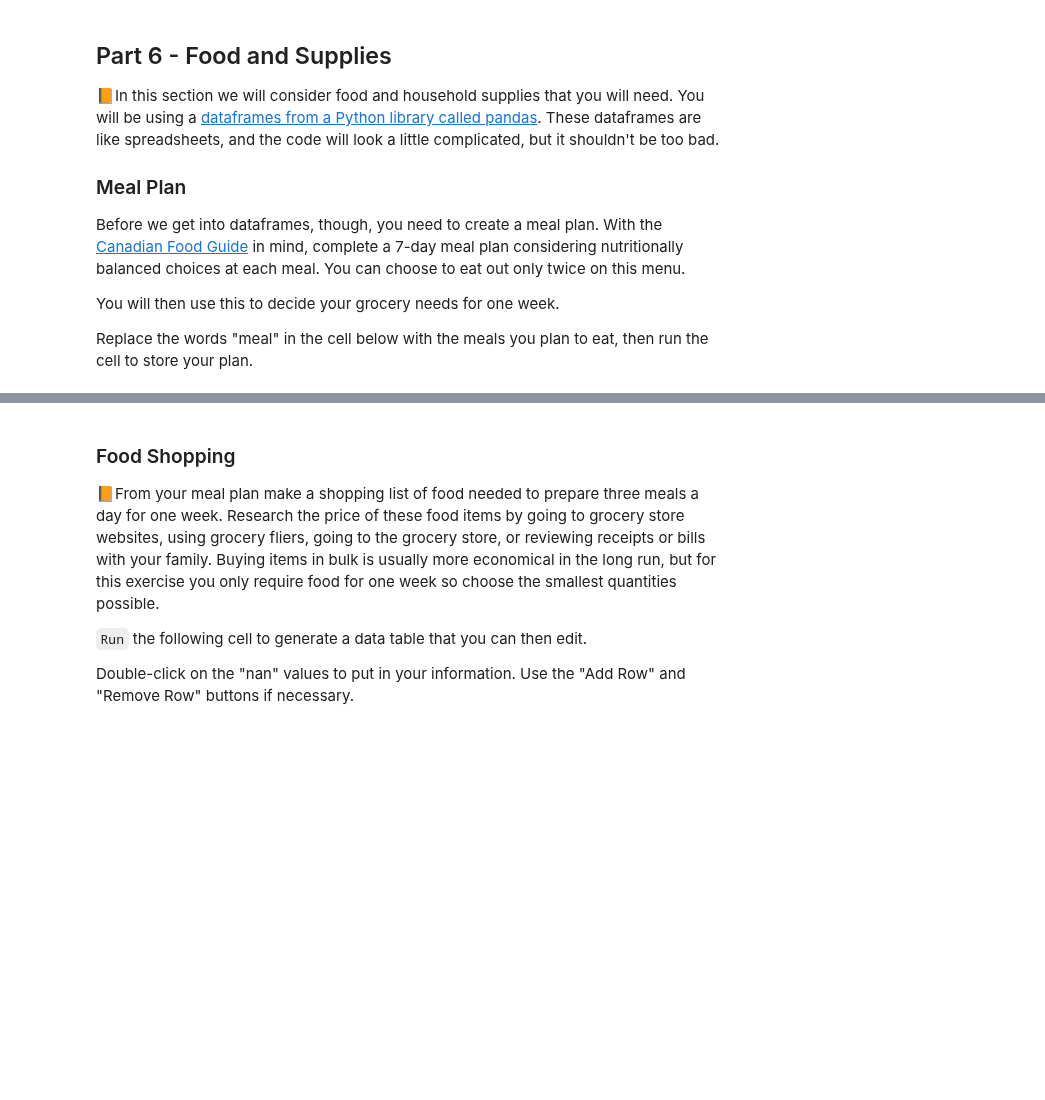
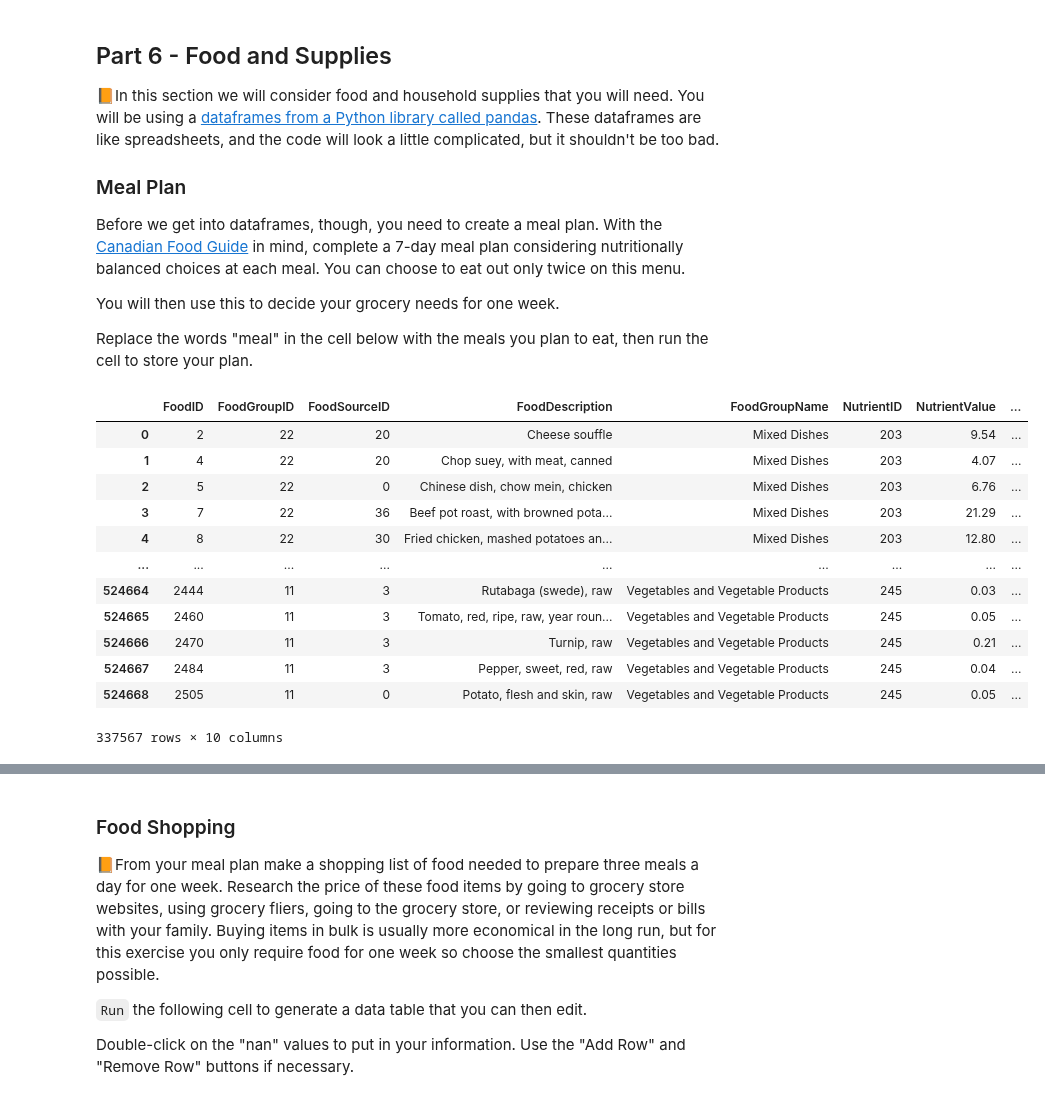
Before and after one commit to callysto/curriculum-notebooks, a Jupyter notebook: Health/CALM/CALM-moving-out-6.ipynb, the cells around one changed output, grey strips where cells are left out. Drawn from its saved outputs; the diff is of its cells as text; code cells hidden in the pictures; blank space fills up the shorter version.

```diff
--- a/Health/CALM/CALM-moving-out-6.ipynb
+++ b/Health/CALM/CALM-moving-out-6.ipynb
@@ -15,3 +16,40 @@ Before we get into dataframes, though, you need to create a meal plan. With the
 You will then use this to decide your grocery needs for one week.
 
 Replace the words "meal" in the cell below with the meals you plan to eat, then run the cell to store your plan.
+# %%
+import pandas as pd
+
+db1 = pd.read_csv("/Users/ayushchaudhari/Downloads/food/FOODGROUP.csv",encoding="latin-1")
+db2 = pd.read_csv("/Users/ayushchaudhari/Downloads/food/FOODNAME.csv",encoding="latin-1")
+db3 = pd.read_csv("/Users/ayushchaudhari/Downloads/food/NUTRIENTAMOUNT.csv",encoding="latin-1")
+db4 = pd.read_csv("/Users/ayushchaudhari/Downloads/food/NUTRIENTNAME.csv",encoding="latin-1")
+
+
+db1 = db1[['FoodGroupID','FoodGroupName']]
+db2 = db2[['FoodID','FoodGroupID','FoodSourceID','FoodDescription']]
+db3 = db3[['FoodID','NutrientID','NutrientValue']]
+db4 = db4[['NutrientID','NutrientSymbol','NutrientUnit','NutrientName']]
+
+full_db = pd.merge(db2,db1)
+full_db = full_db.merge(db3)
+full_db = full_db.merge(db4)
+
+full_db['NutrientValue'] = pd.to_numeric(full_db['NutrientValue'])
+full_db = full_db.loc[full_db['NutrientValue'] > 0]
+full_db.dropna(inplace=True)
+
+full_db
+# %% [output]
+|  | FoodID | FoodGroupID | FoodSourceID | FoodDescription | FoodGroupName | NutrientID | NutrientValue | ... |
+| 0 | 2 | 22 | 20 | Cheese souffle | Mixed Dishes | 203 | 9.54 | ... |
+| 1 | 4 | 22 | 20 | Chop suey, with meat, canned | Mixed Dishes | 203 | 4.07 | ... |
+| 2 | 5 | 22 | 0 | Chinese dish, chow mein, chicken | Mixed Dishes | 203 | 6.76 | ... |
+| 3 | 7 | 22 | 36 | Beef pot roast, with browned pota... | Mixed Dishes | 203 | 21.29 | ... |
+| 4 | 8 | 22 | 30 | Fried chicken, mashed potatoes an... | Mixed Dishes | 203 | 12.80 | ... |
+| ... | ... | ... | ... | ... | ... | ... | ... | ... |
+| 524664 | 2444 | 11 | 3 | Rutabaga (swede), raw | Vegetables and Vegetable Products | 245 | 0.03 | ... |
+| 524665 | 2460 | 11 | 3 | Tomato, red, ripe, raw, year roun... | Vegetables and Vegetable Products | 245 | 0.05 | ... |
+| 524666 | 2470 | 11 | 3 | Turnip, raw | Vegetables and Vegetable Products | 245 | 0.21 | ... |
+| 524667 | 2484 | 11 | 3 | Pepper, sweet, red, raw | Vegetables and Vegetable Products | 245 | 0.04 | ... |
+| 524668 | 2505 | 11 | 0 | Potato, flesh and skin, raw | Vegetables and Vegetable Products | 245 | 0.05 | ... |
+337567 rows × 10 columns
```
Also changed, not shown: parts of 6 cells of this notebook, 1 other file.
